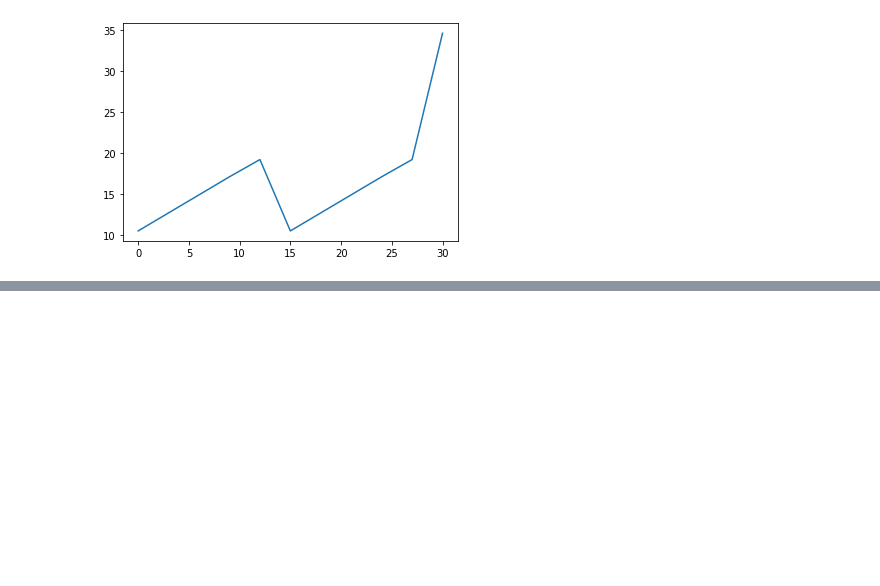
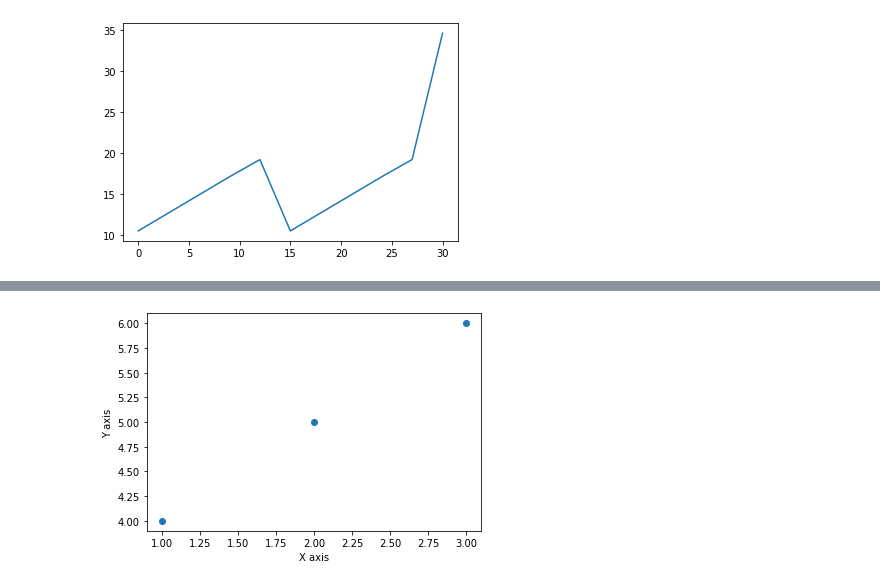
Before and after one commit to cloud1work1/matplotlib-tutorial, a Jupyter notebook: Matplotlib_tutorial.ipynb, the cells around one changed output, grey strips where cells are left out. Saved outputs shown, nothing was run; the diff lists cells and outputs as text; code cells hidden in the pictures; blank space fills up the shorter version.

```diff
--- a/Matplotlib_tutorial.ipynb
+++ b/Matplotlib_tutorial.ipynb
@@ -36,0 +47,9 @@ plt.plot(x,y)
+# %%
+xarray = np.array([3,2,1])
+yarray=np.array([6,5,4])
+plt.scatter(xarray,yarray)
+plt.xlabel('X axis')
+plt.ylabel('Y axis')
+plt.show()
+# %% [output]
+[figure, added]
```
Also changed, not shown: parts of 2 cells of this notebook.
